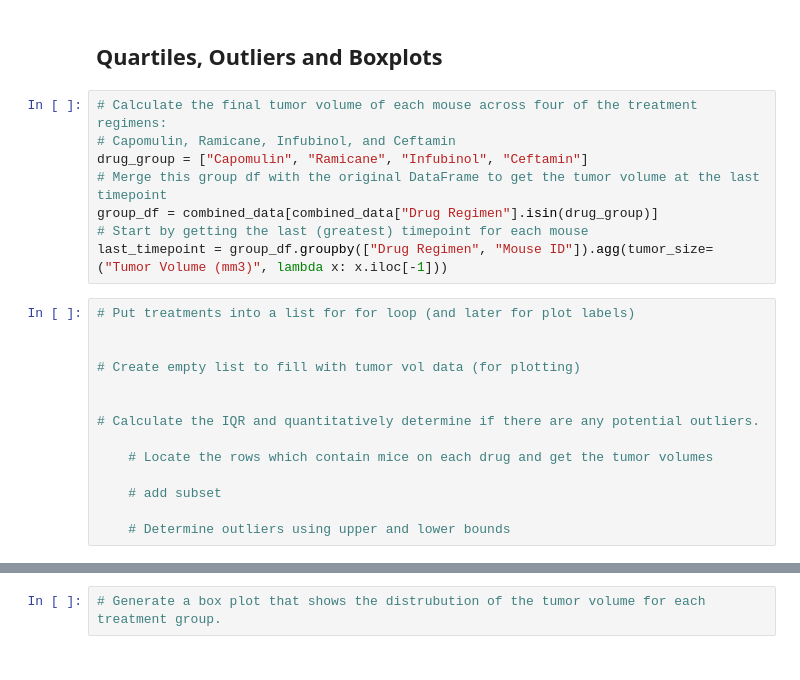
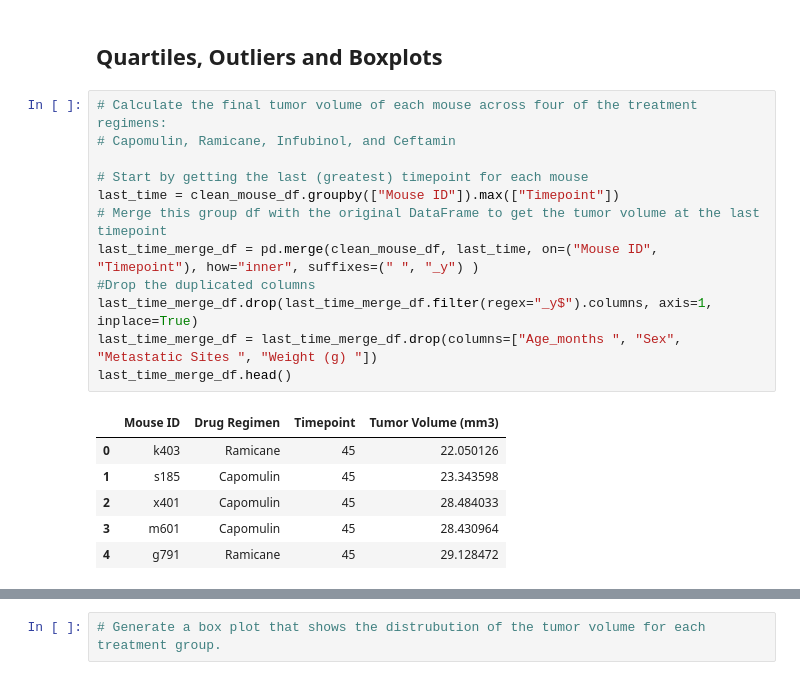
Before and after one commit to Grisy-98/data-visualization-challenge, a Jupyter notebook: Pymaceuticals/pymaceuticals_starter.ipynb, the cells around one changed output, grey strips where cells are left out. Cells and saved outputs as stored; diff of their text form.

```diff
--- a/Pymaceuticals/pymaceuticals_starter.ipynb
+++ b/Pymaceuticals/pymaceuticals_starter.ipynb
@@ -209,22 +209,19 @@ plt.show()
 # %%
 # Calculate the final tumor volume of each mouse across four of the treatment regimens:
 # Capomulin, Ramicane, Infubinol, and Ceftamin
-drug_group = ["Capomulin", "Ramicane", "Infubinol", "Ceftamin"]
+
+# Start by getting the last (greatest) timepoint for each mouse
+last_time = clean_mouse_df.groupby(["Mouse ID"]).max(["Timepoint"])
 # Merge this group df with the original DataFrame to get the tumor volume at the last timepoint
-group_df = combined_data[combined_data["Drug Regimen"].isin(drug_group)]
-# Start by getting the last (greatest) timepoint for each mouse
-last_timepoint = group_df.groupby(["Drug Regimen", "Mouse ID"]).agg(tumor_size=("Tumor Volume (mm3)", lambda x: x.iloc[-1]))
+last_time_merge_df = pd.merge(clean_mouse_df, last_time, on=("Mouse ID", "Timepoint"), how="inner", suffixes=(" ", "_y") )
+#Drop the duplicated columns
+last_time_merge_df.drop(last_time_merge_df.filter(regex="_y$").columns, axis=1, inplace=True)
+last_time_merge_df = last_time_merge_df.drop(columns=["Age_months ", "Sex", "Metastatic Sites ", "Weight (g) "])
+last_time_merge_df.head()
+# %% [output]
+|  | Mouse ID | Drug Regimen | Timepoint | Tumor Volume (mm3) |
+| 0 | k403 | Ramicane | 45 | 22.050126 |
+| 1 | s185 | Capomulin | 45 | 23.343598 |
+| 2 | x401 | Capomulin | 45 | 28.484033 |
+| 3 | m601 | Capomulin | 45 | 28.430964 |
+| 4 | g791 | Ramicane | 45 | 29.128472 |
-# %%
-# Put treatments into a list for for loop (and later for plot labels)
-
-
-# Create empty list to fill with tumor vol data (for plotting)
-
-
-# Calculate the IQR and quantitatively determine if there are any potential outliers.
-
-    # Locate the rows which contain mice on each drug and get the tumor volumes
-
-    # add subset
-
-    # Determine outliers using upper and lower bounds
```
Also changed, not shown: parts of 1 cell of this notebook.
